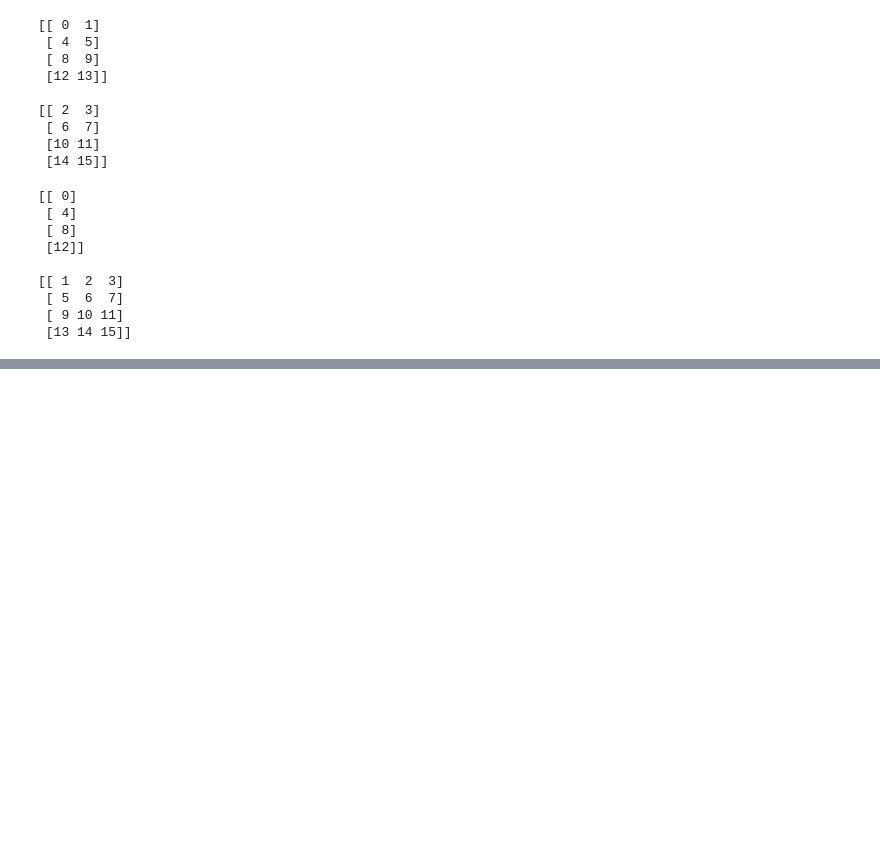
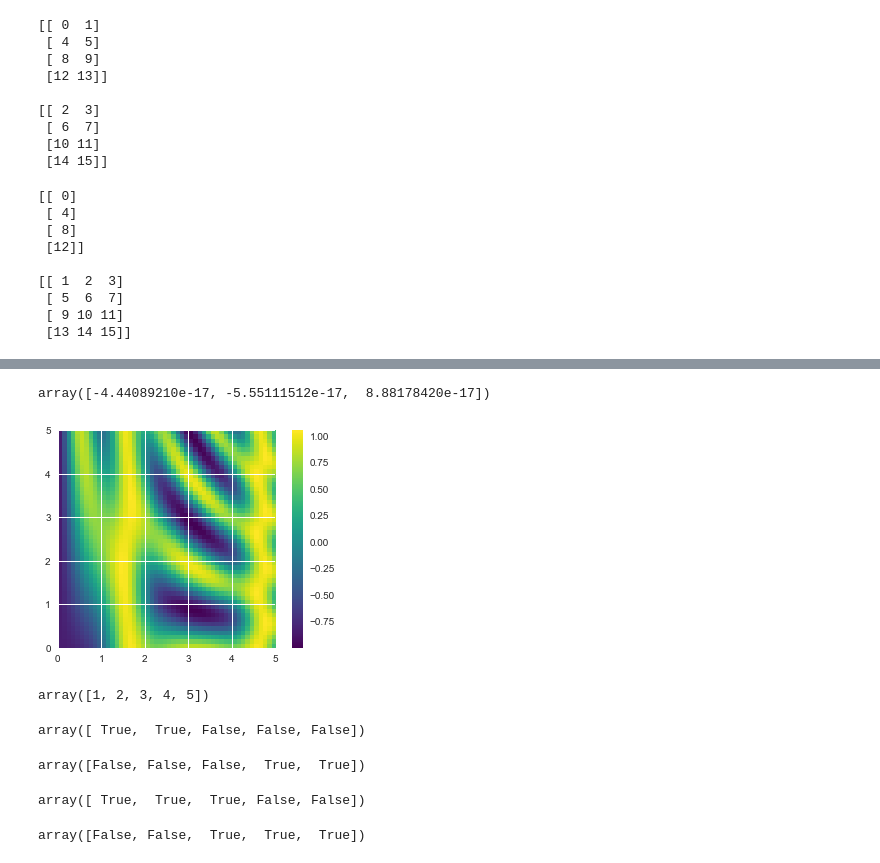
Before and after one commit to h053473666/notebook, a Jupyter notebook: numpy/numpy.ipynb, the cells around one changed output, grey strips where cells are left out. Drawn from its saved outputs; the diff is of its cells as text; code cells hidden in the pictures; blank space fills up the shorter version.

```diff
--- a/numpy/numpy.ipynb
+++ b/numpy/numpy.ipynb
@@ -452,0 +814,10 @@ print(right)
+# %%
+X_centered.mean(0)
+# %% [output]
+array([-4.44089210e-17, -5.55111512e-17,  8.88178420e-17])
+# %%
+# x and y have 50 steps from 0 to 5
+x = np.linspace(0, 5, 50)
+y = np.linspace(0, 5, 50)[:, np.newaxis]
+
+z = np.sin(x) ** 10 + np.cos(10 + y * x) * np.cos(x)
@@ -452,0 +827,28 @@ print(right)
+# %%
+plt.imshow(z, origin='lower', extent=[0, 5, 0, 5],
+           cmap='viridis')
+plt.colorbar();
+# %% [output]
+[figure, added]
+# %%
+x = np.arange(1, 6)
+x
+# %% [output]
+array([1, 2, 3, 4, 5])
+# %%
+#比較 布林
+x < 3
+# %% [output]
+array([ True,  True, False, False, False])
+# %%
+x > 3
+# %% [output]
+array([False, False, False,  True,  True])
+# %%
+x <= 3
+# %% [output]
+array([ True,  True,  True, False, False])
+# %%
+x >= 3
+# %% [output]
+array([False, False,  True,  True,  True])
```
Also changed, not shown: parts of 97 cells of this notebook.
